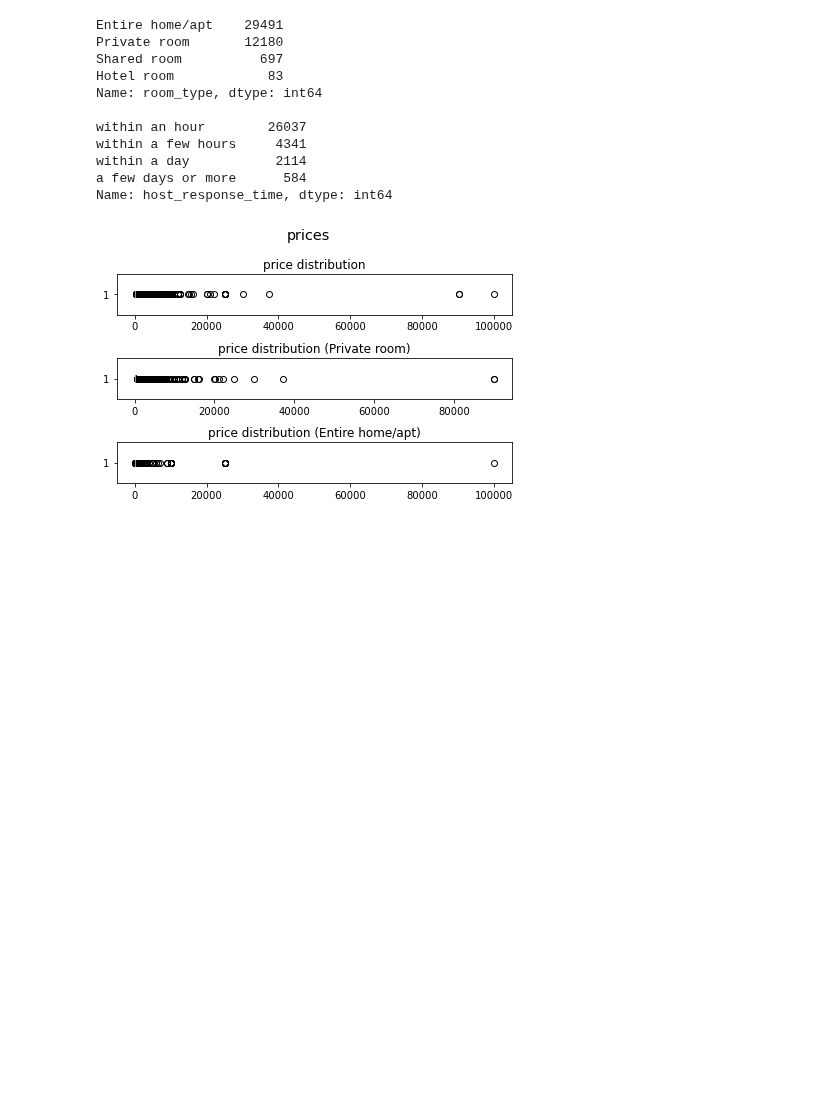
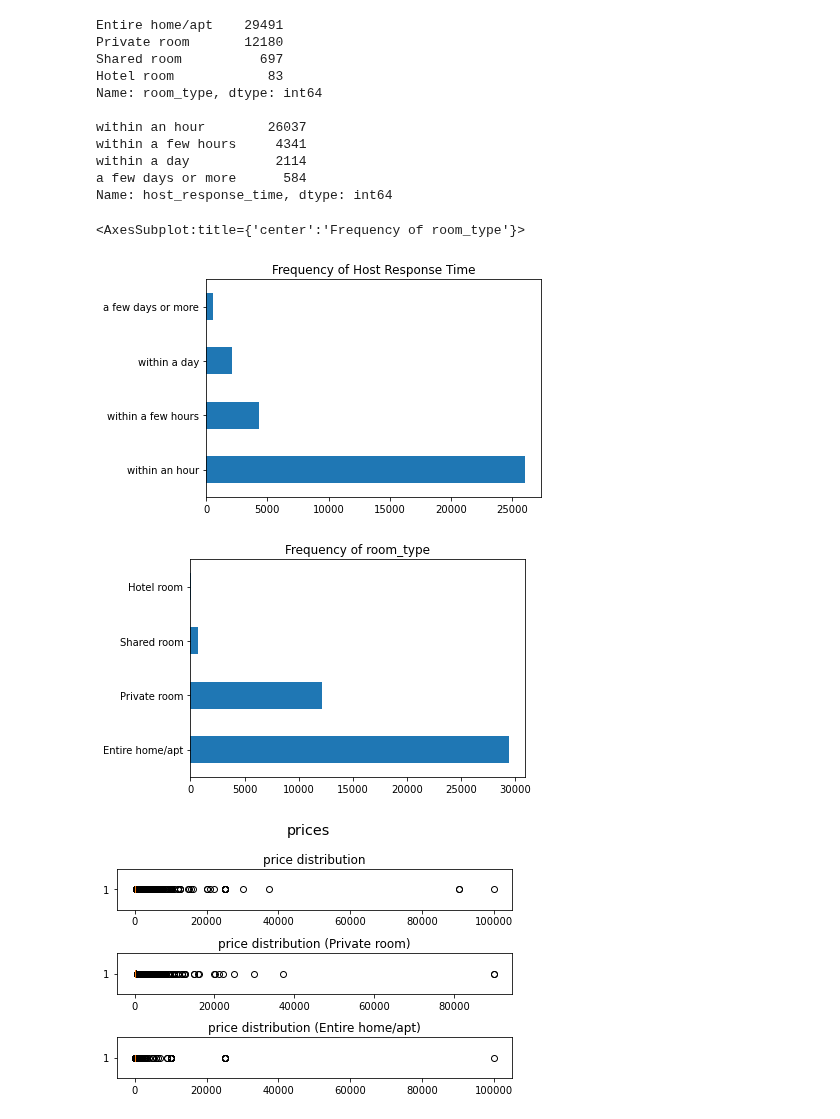
Before and after one commit to Shubhrika007/Erdos_Spring_2023, a Jupyter notebook: Airbnb_EDA.ipynb, the cells around one changed output. Saved outputs shown, nothing was run; the diff lists cells and outputs as text; code cells hidden in the pictures; blank space fills up the shorter version.

```diff
--- a/Airbnb_EDA.ipynb
+++ b/Airbnb_EDA.ipynb
@@ -88,6 +88,16 @@ within a few hours     4341
 within a day           2114
 a few days or more      584
 Name: host_response_time, dtype: int64
+# %%
+# visualize
+fig =plt.figure()
+df['host_response_time'].value_counts().plot(kind='barh',title='Frequency of Host Response Time')
+fig =plt.figure()
+df['room_type'].value_counts().plot(kind='barh',title='Frequency of room_type')
+# %% [output]
+<AxesSubplot:title={'center':'Frequency of room_type'}>
+[figure, added]
+[figure, added]
 # %%
 
 fig =plt.figure()
```
Also changed, not shown: parts of 28 cells of this notebook.
